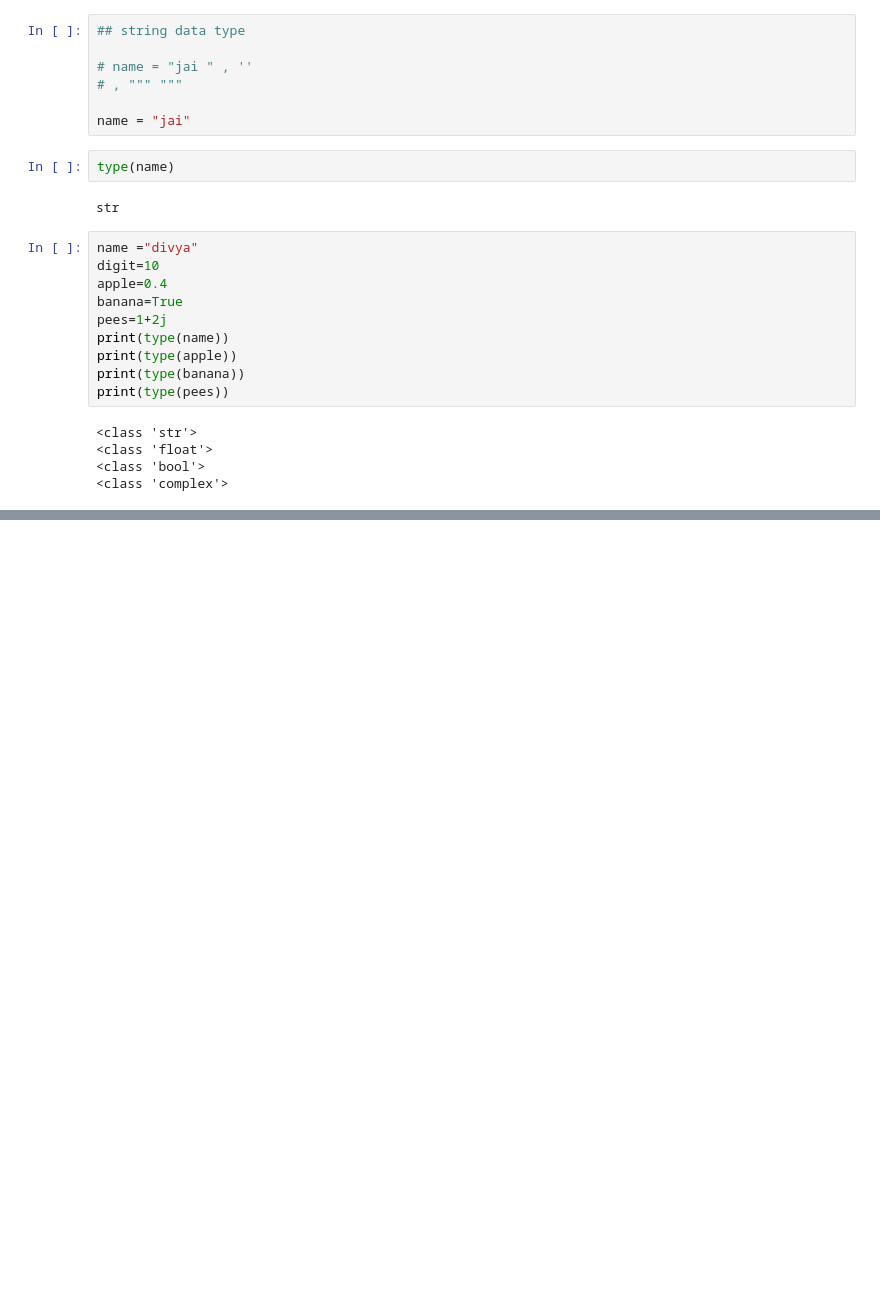
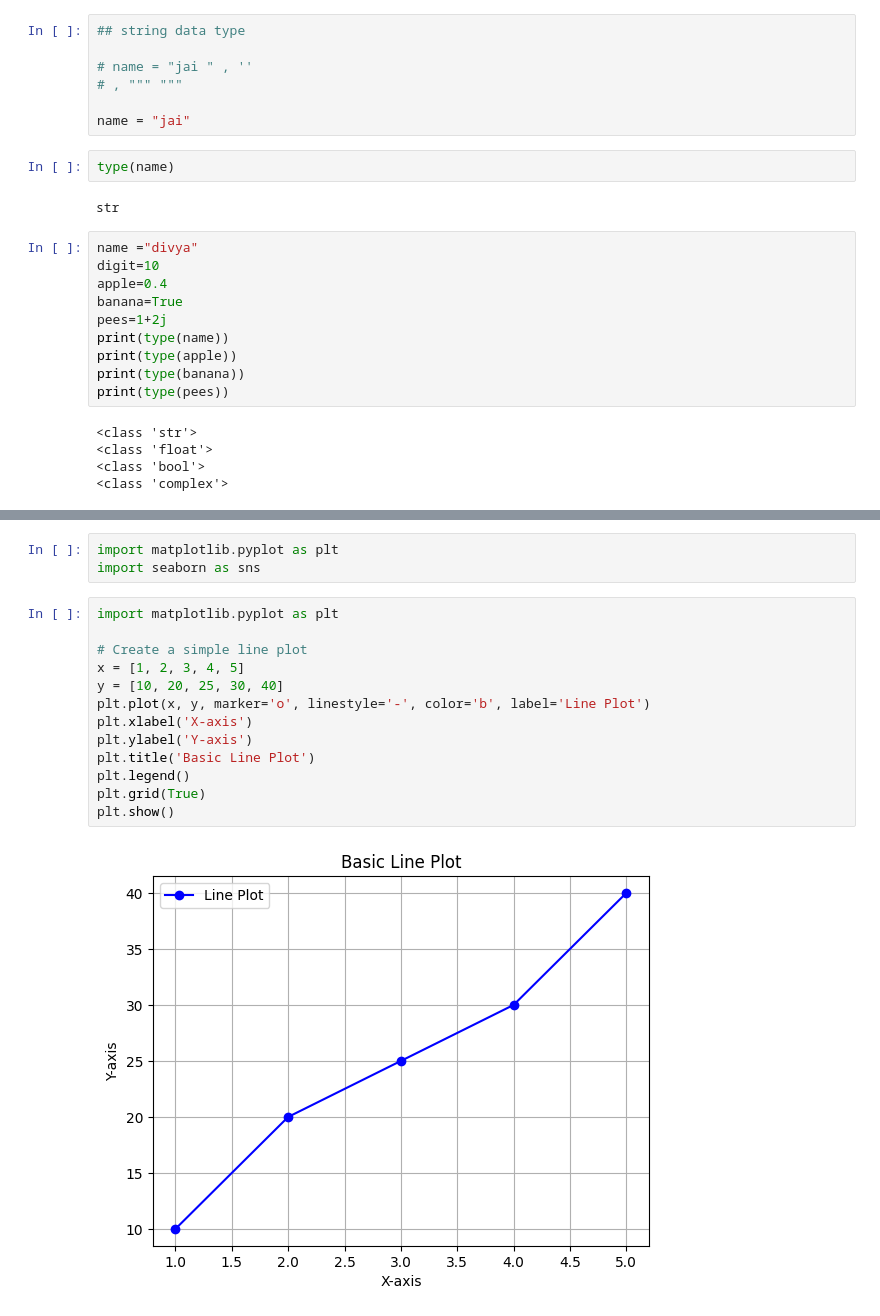
Before and after one commit to jaikrishann/6-month-Data-Sci-Training, a Jupyter notebook: intro.ipynb, the cells around one changed output, grey strips where cells are left out. Saved outputs shown, nothing was run; the diff lists cells and outputs as text; blank space fills up the shorter version.

```diff
--- a/intro.ipynb
+++ b/intro.ipynb
@@ -52,0 +73,18 @@ print(type(pees))
+# %%
+import matplotlib.pyplot as plt
+import seaborn as sns
+# %%
+import matplotlib.pyplot as plt
+
+# Create a simple line plot
+x = [1, 2, 3, 4, 5]
+y = [10, 20, 25, 30, 40]
+plt.plot(x, y, marker='o', linestyle='-', color='b', label='Line Plot')
+plt.xlabel('X-axis')
+plt.ylabel('Y-axis')
+plt.title('Basic Line Plot')
+plt.legend()
+plt.grid(True)
+plt.show()
+# %% [output]
+[figure, added]
```
Also changed, not shown: parts of 11 cells of this notebook, 12 other files.
